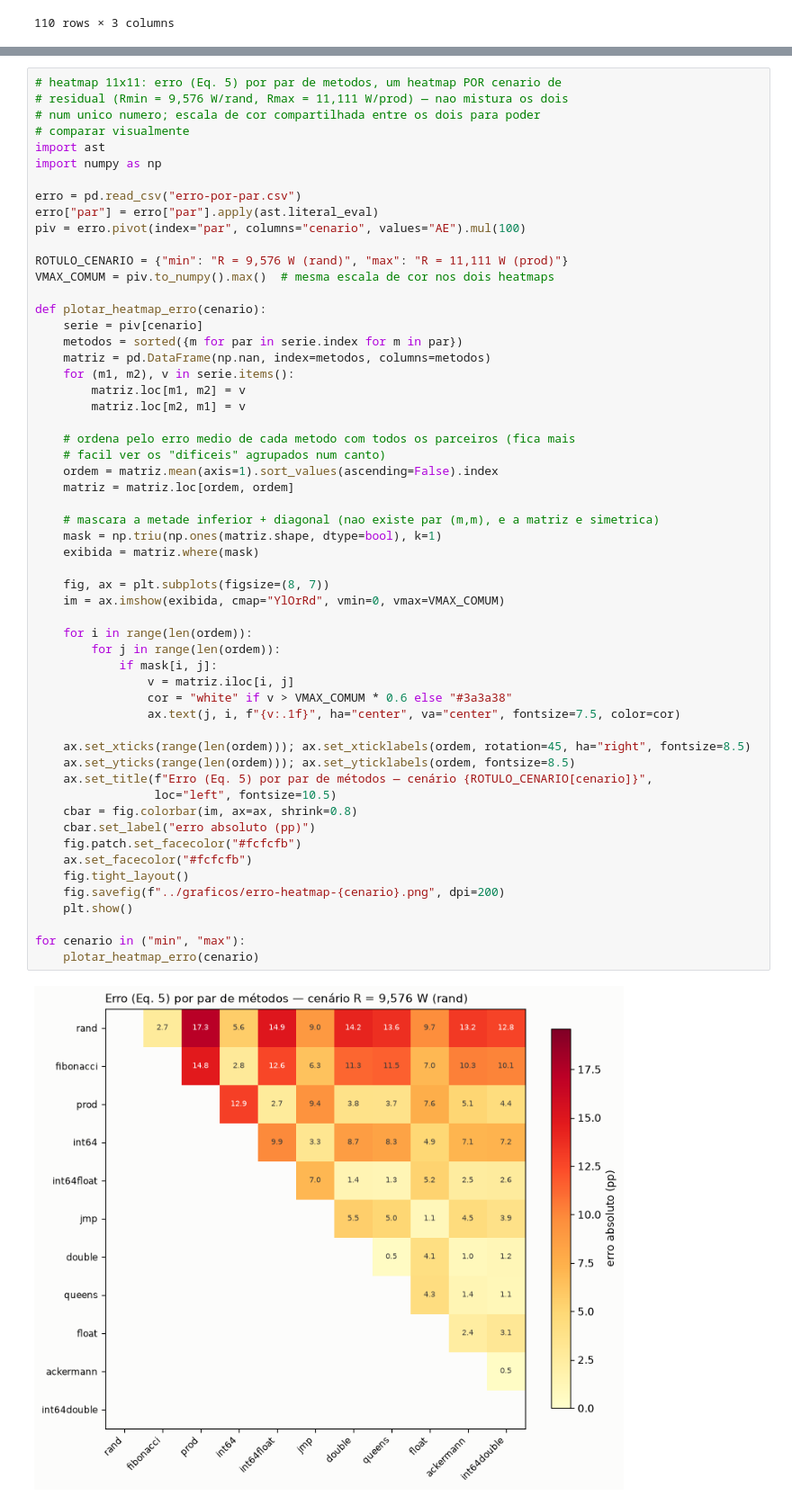
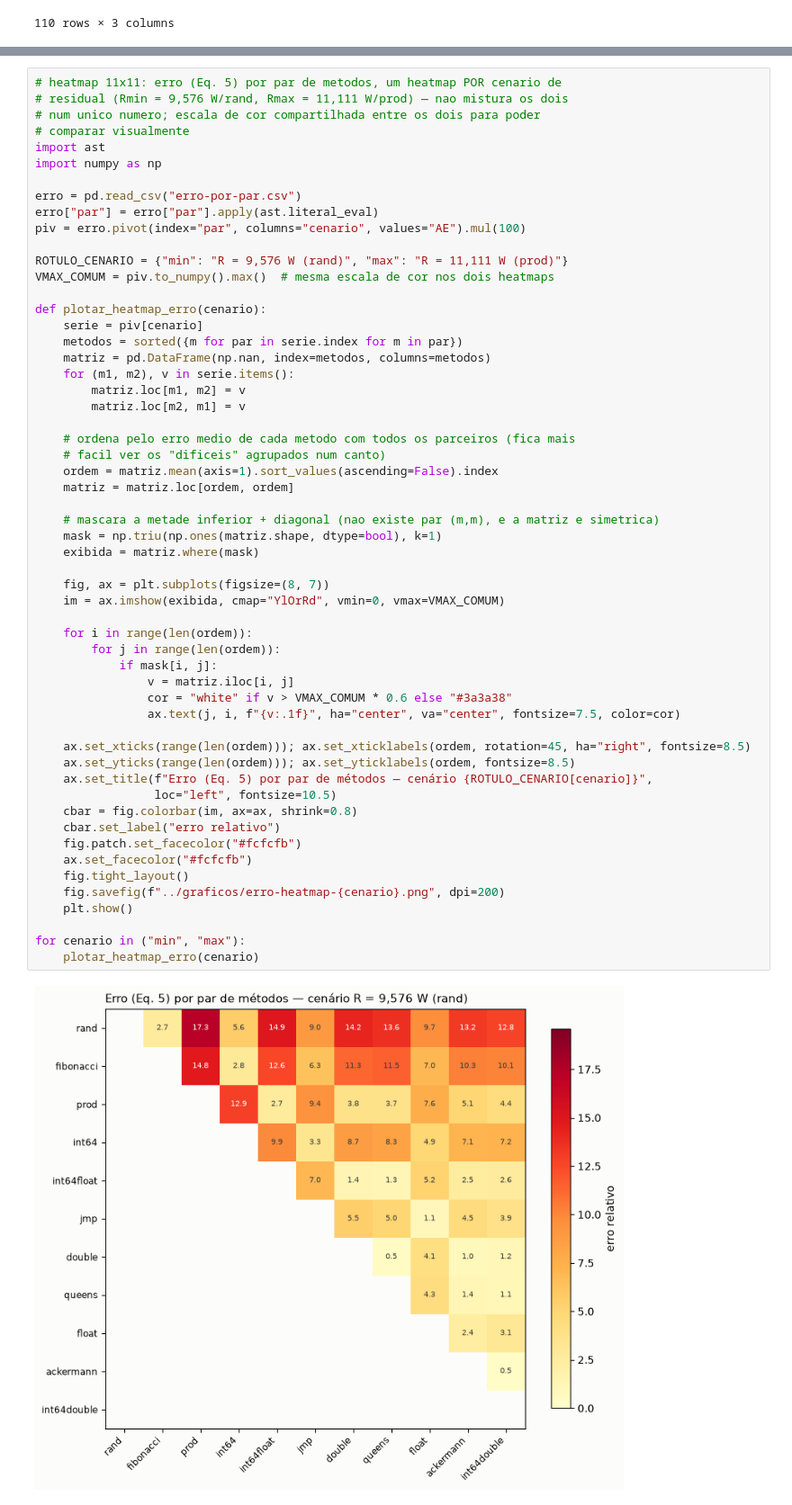
Before and after one commit to luizpcsilva/LECOS, a Jupyter notebook: dados/filtro.ipynb, the cells around one changed output, grey strips where cells are left out. Shown at 90% size. Drawn from its saved outputs; the diff is of its cells as text.

```diff
--- a/dados/filtro.ipynb
+++ b/dados/filtro.ipynb
@@ -275,32 +320,32 @@ def plotar_heatmap_erro(cenario):
     matriz = matriz.loc[ordem, ordem]
 
     # mascara a metade inferior + diagonal (nao existe par (m,m), e a matriz e simetrica)
     mask = np.triu(np.ones(matriz.shape, dtype=bool), k=1)
     exibida = matriz.where(mask)
 
     fig, ax = plt.subplots(figsize=(8, 7))
     im = ax.imshow(exibida, cmap="YlOrRd", vmin=0, vmax=VMAX_COMUM)
 
     for i in range(len(ordem)):
         for j in range(len(ordem)):
             if mask[i, j]:
                 v = matriz.iloc[i, j]
                 cor = "white" if v > VMAX_COMUM * 0.6 else "#3a3a38"
                 ax.text(j, i, f"{v:.1f}", ha="center", va="center", fontsize=7.5, color=cor)
 
     ax.set_xticks(range(len(ordem))); ax.set_xticklabels(ordem, rotation=45, ha="right", fontsize=8.5)
     ax.set_yticks(range(len(ordem))); ax.set_yticklabels(ordem, fontsize=8.5)
     ax.set_title(f"Erro (Eq. 5) por par de métodos — cenário {ROTULO_CENARIO[cenario]}",
                  loc="left", fontsize=10.5)
     cbar = fig.colorbar(im, ax=ax, shrink=0.8)
-    cbar.set_label("erro absoluto (pp)")
+    cbar.set_label("erro relativo")
     fig.patch.set_facecolor("#fcfcfb")
     ax.set_facecolor("#fcfcfb")
     fig.tight_layout()
     fig.savefig(f"../graficos/erro-heatmap-{cenario}.png", dpi=200)
     plt.show()
 
 for cenario in ("min", "max"):
     plotar_heatmap_erro(cenario)
 # %% [output]
-[figure, old version]
+[figure, new version]
```
Also changed, not shown: parts of 2 cells of this notebook, 10 other files.
